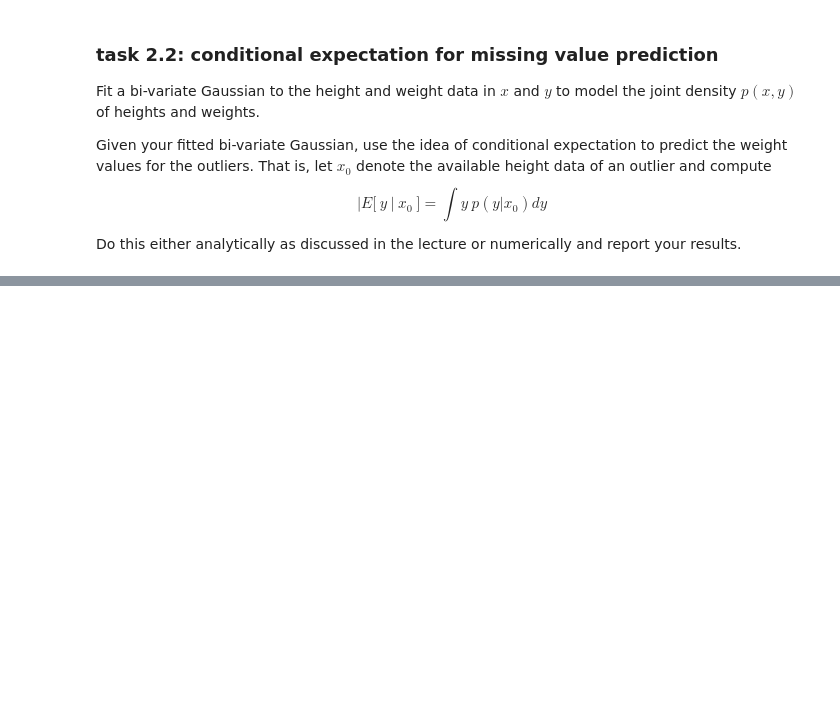
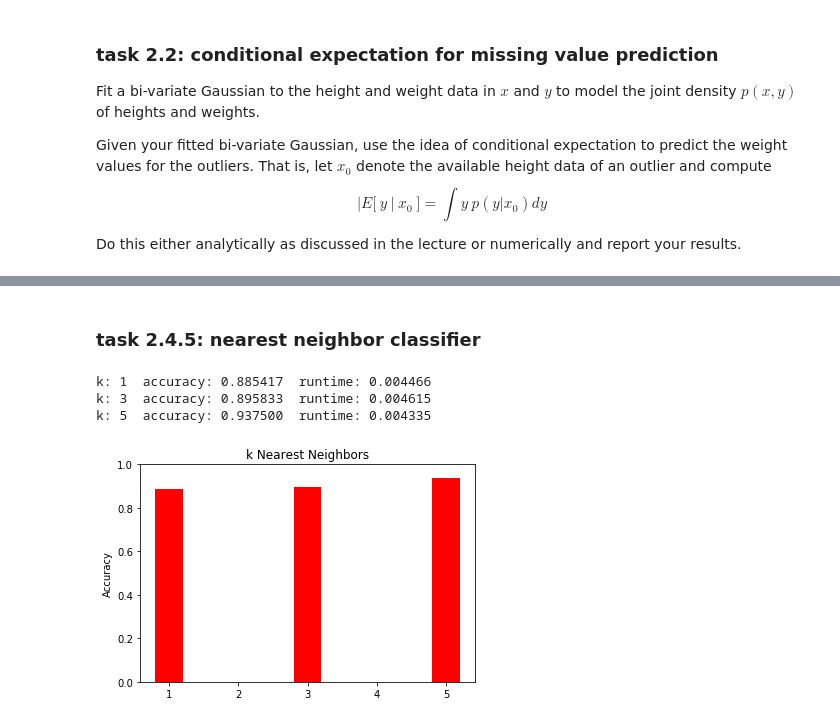
Before and after one commit to jutanke/bit_projects, a Jupyter notebook: project2/final_solution.ipynb, the cells around one changed output, grey strips where cells are left out. Saved outputs shown, nothing was run; the diff lists cells and outputs as text; code cells hidden in the pictures; blank space fills up the shorter version.

```diff
--- a/project2/final_solution.ipynb
+++ b/project2/final_solution.ipynb
@@ -157,0 +465,52 @@ Do this either analytically as discussed in the lecture or numerically and repor
+# %% [markdown]
+### task 2.4.5: nearest neighbor classifier
+# %%
+import numpy as np
+import matplotlib.pyplot as plt
+import timeit
+
+'''
+https://www.researchgate.net/publication/283568278_NumPy_SciPy_Recipes_for_Data_Science_Computing_Nearest_Neighbors
+'''
+def k_nearest_neighbors(X, k, x_new):
+    argMinSorted = np.argsort(np.sum((X-x_new)**2,axis=1),axis=0)
+    return argMinSorted[:k]
+
+trainDataPath = 'data2-train.dat'
+testDataPath = 'data2-test.dat'
+trainData = np.loadtxt(trainDataPath, dtype=float, delimiter=' ')
+testData = np.loadtxt(testDataPath, dtype=float, delimiter=' ')
+
+X = trainData[:, :2]
+Y = trainData[:,2]
+
+X_Test = testData[:, :2]
+Y_Test = testData[:,2]
+
+K = [1,3,5]
+accuracies = []
+
+for k in K:
+    start = timeit.default_timer()
+    predictions = []
+    for x_T in X_Test:
+        kNearestNeighbors = k_nearest_neighbors(X, k, x_T)
+        predictions.append(1. if np.sum(Y[kNearestNeighbors],axis=0)>0 else -1.)
+
+    accuracy = np.sum(
+        np.array([1. if pred == Y_Test[i] else 0. for i, pred in enumerate(predictions)]), axis=0) / float(
+        len(Y_Test))
+    stop = timeit.default_timer()
+    accuracies.append(accuracy)
+    print("k: %d  accuracy: %f  runtime: %f" % (k,accuracy,stop - start))
+
+plt.bar(K, accuracies, width=0.4, color='r')
+plt.ylabel('Accuracy')
+plt.title('k Nearest Neighbors')
+plt.ylim(0,1.)
+plt.show()
+# %% [output]
+k: 1  accuracy: 0.885417  runtime: 0.004466
+k: 3  accuracy: 0.895833  runtime: 0.004615
+k: 5  accuracy: 0.937500  runtime: 0.004335
+[figure, added]
```
Also changed, not shown: parts of 9 cells of this notebook, 1 other file.
